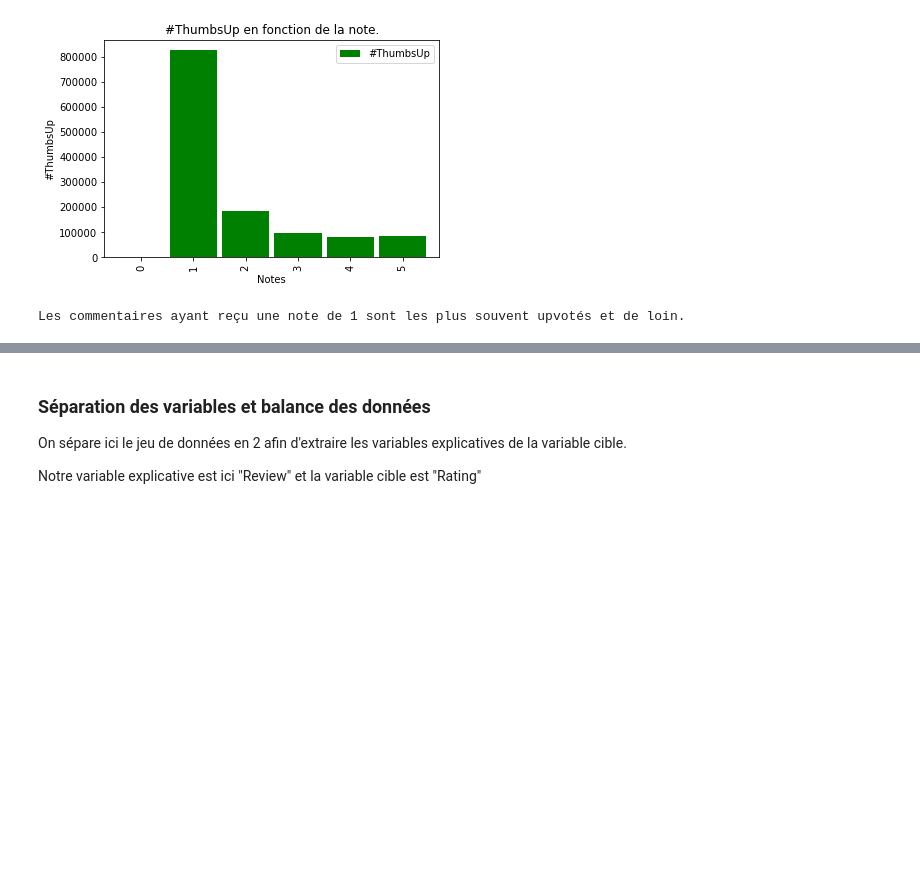
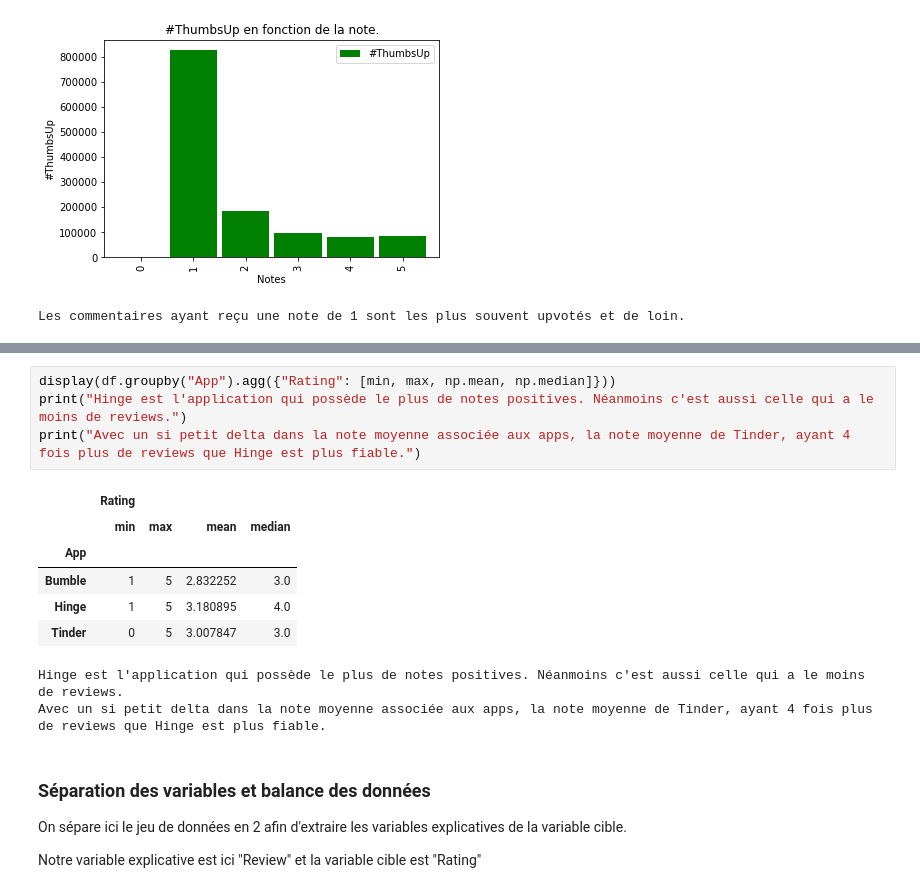
Before and after one commit to SimonCariou/text_analysis_ML, a Jupyter notebook: main.ipynb, the cells around one changed output, grey strips where cells are left out. Saved outputs shown, nothing was run; the diff lists cells and outputs as text; blank space fills up the shorter version.

Commit message:
Cross analysis of the Ratings for each App

```diff
--- a/main.ipynb
+++ b/main.ipynb
@@ -137,3 +138,16 @@ Tinder est l'application la plus notée
+# %%
+display(df.groupby("App").agg({"Rating": [min, max, np.mean, np.median]}))
+print("Hinge est l'application qui possède le plus de notes positives. Néanmoins c'est aussi celle qui a le moins de reviews.")
+print("Avec un si petit delta dans la note moyenne associée aux apps, la note moyenne de Tinder, ayant 4 fois plus de reviews que Hinge est plus fiable.")
+# %% [output]
+|  | Rating |  |  |  |
+|  | min | max | mean | median |
+| App |  |  |  |  |
+| Bumble | 1 | 5 | 2.832252 | 3.0 |
+| Hinge | 1 | 5 | 3.180895 | 4.0 |
+| Tinder | 0 | 5 | 3.007847 | 3.0 |
+Hinge est l'application qui possède le plus de notes positives. Néanmoins c'est aussi celle qui a le moins de reviews.
+Avec un si petit delta dans la note moyenne associée aux apps, la note moyenne de Tinder, ayant 4 fois plus de reviews que Hinge est plus fiable.
 # %% [markdown]
 ### Séparation des variables et balance des données
 
```
Also changed, not shown: parts of 1 cell of this notebook.
